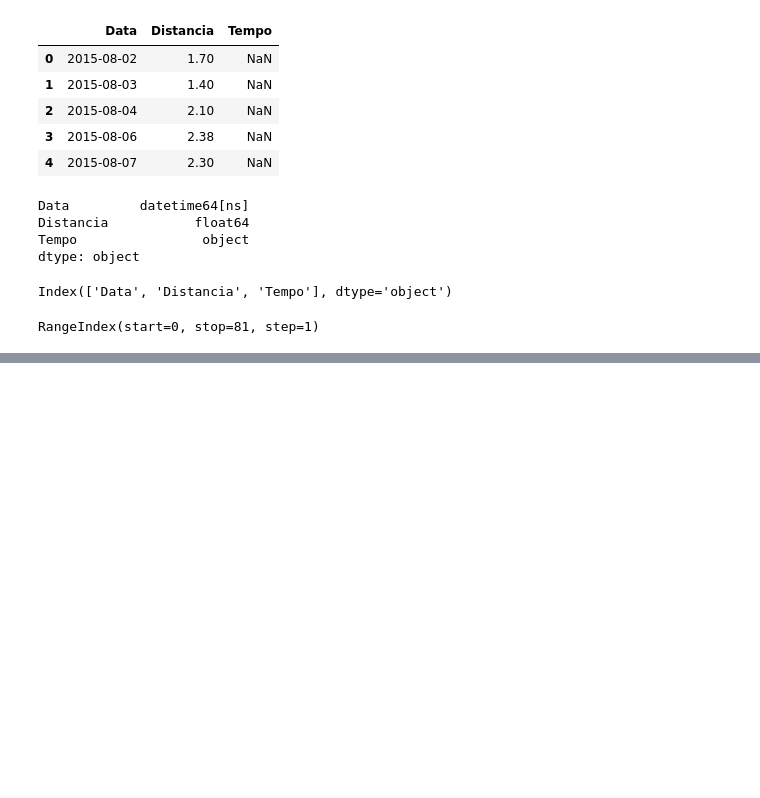
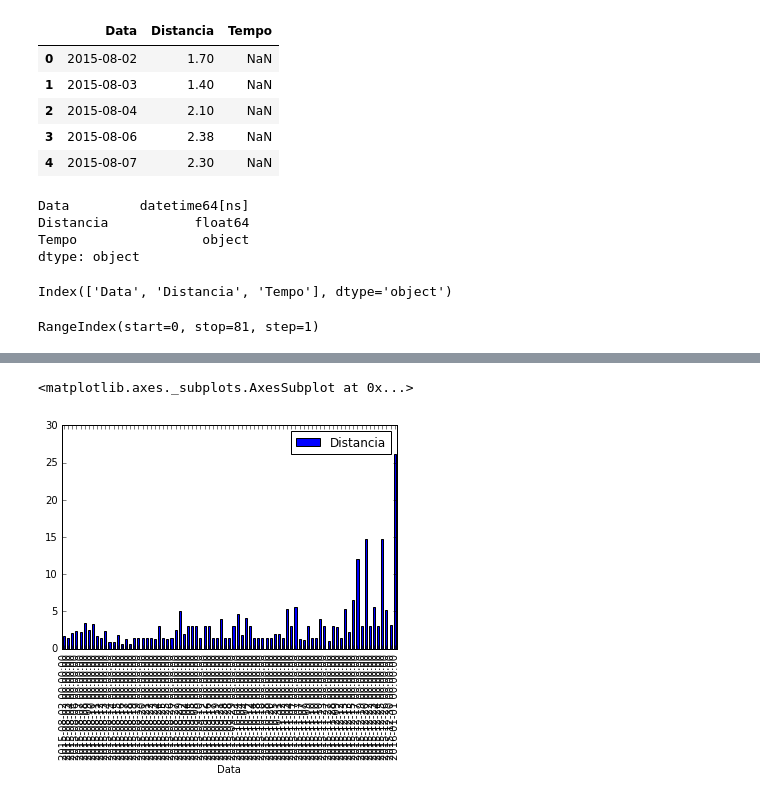
Before and after one commit to rromanini/CursoSpark, a Jupyter notebook: AnaliseExploratoria.ipynb, the cells around one changed output, grey strips where cells are left out. Cells and saved outputs as stored; diff of their text form; code cells hidden in the pictures; blank space fills up the shorter version.

```diff
--- a/AnaliseExploratoria.ipynb
+++ b/AnaliseExploratoria.ipynb
@@ -82,0 +68,5 @@ df.set_index("Data")
+# %%
+df.plot(kind="bar")
+# %% [output]
+<matplotlib.axes._subplots.AxesSubplot at 0x...>
+[figure, added]
```
Also changed, not shown: parts of 15 cells of this notebook.
